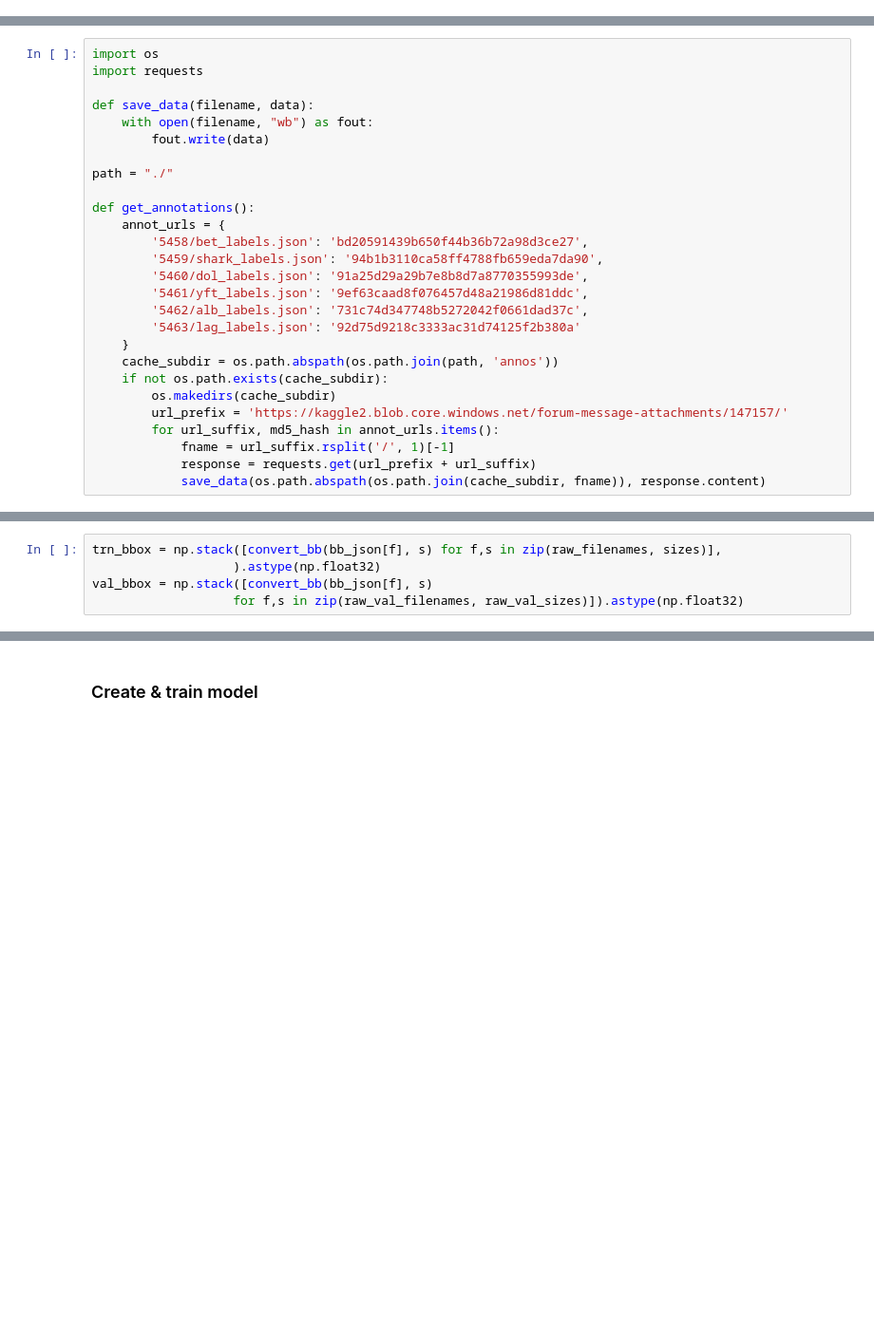
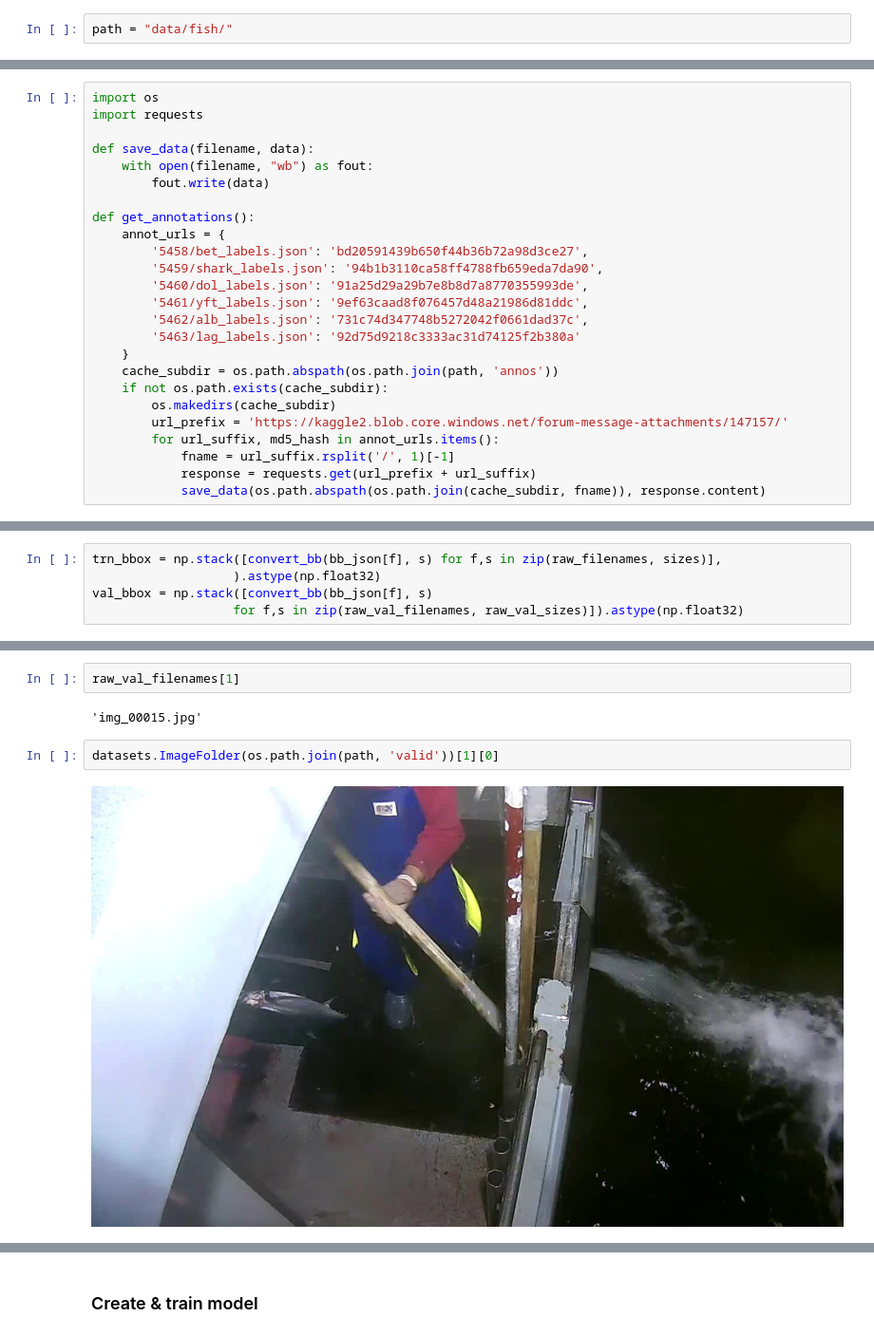
Before and after one commit to nmurakami0/fast_ai_study, a Jupyter notebook: my_lesson_7.ipynb, the cells around one changed output, grey strips where cells are left out. Shown at 95% size. Saved outputs shown, nothing was run; the diff lists cells and outputs as text; blank space fills up the shorter version.

```diff
--- a/my_lesson_7.ipynb
+++ b/my_lesson_7.ipynb
@@ -491,5 +491,7 @@ Best val Acc: 0.058000
 ## Bounding boxes & multi output
 # %%
 import ujson as json
+# %%
+path = "data/fish/"
 # %%
 anno_classes = ['alb', 'bet', 'dol', 'lag', 'other', 'shark', 'yft']
@@ -500,8 +521,6 @@ import requests
 def save_data(filename, data):
     with open(filename, "wb") as fout:
         fout.write(data)
-
-path = "./"
 
 def get_annotations():
     annot_urls = {
@@ -569,0 +594,8 @@ val_bbox = np.stack([convert_bb(bb_json[f], s)
+# %%
+raw_val_filenames[1]
+# %% [output]
+'img_00015.jpg'
+# %%
+datasets.ImageFolder(os.path.join(path, 'valid'))[1][0]
+# %% [output]
+[figure, added]
```
Also changed, not shown: parts of 12 cells of this notebook.
